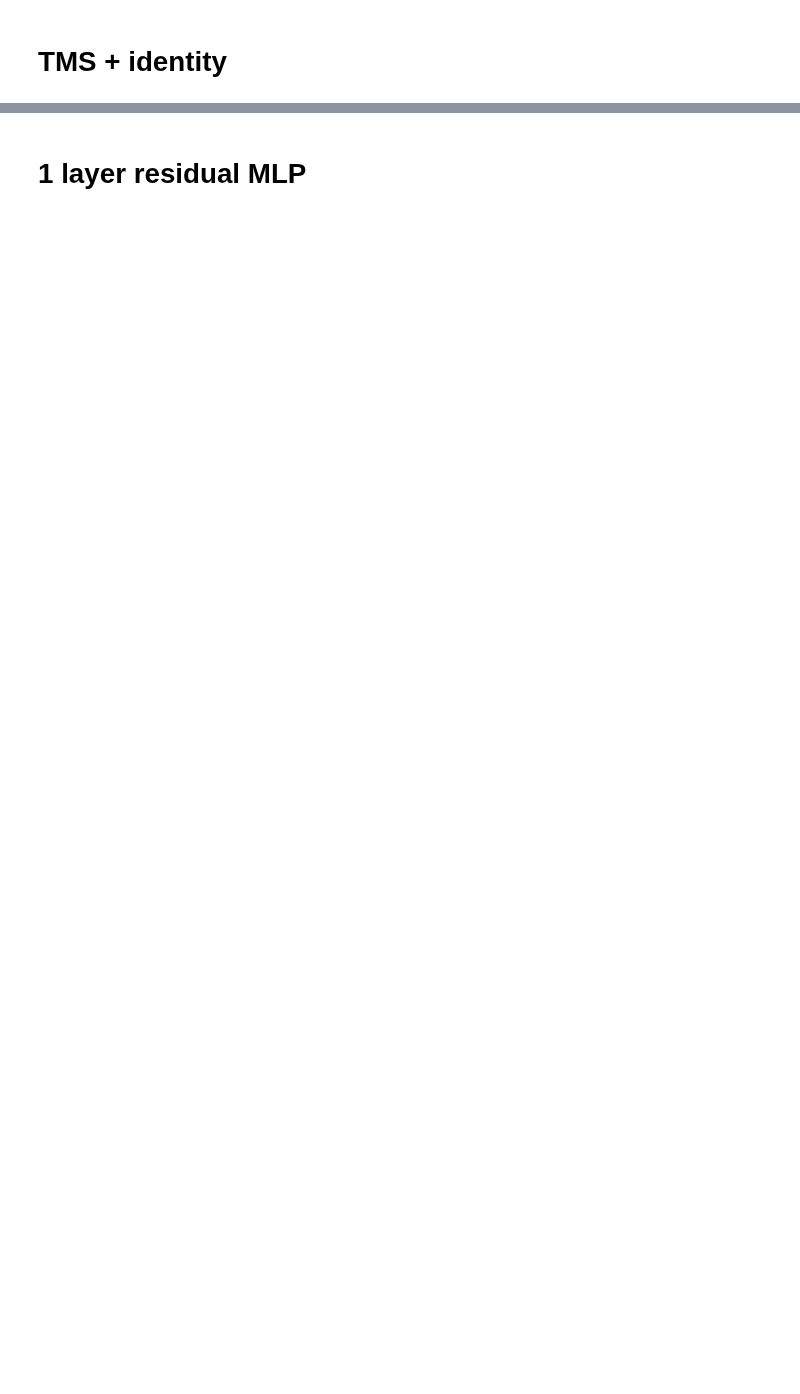
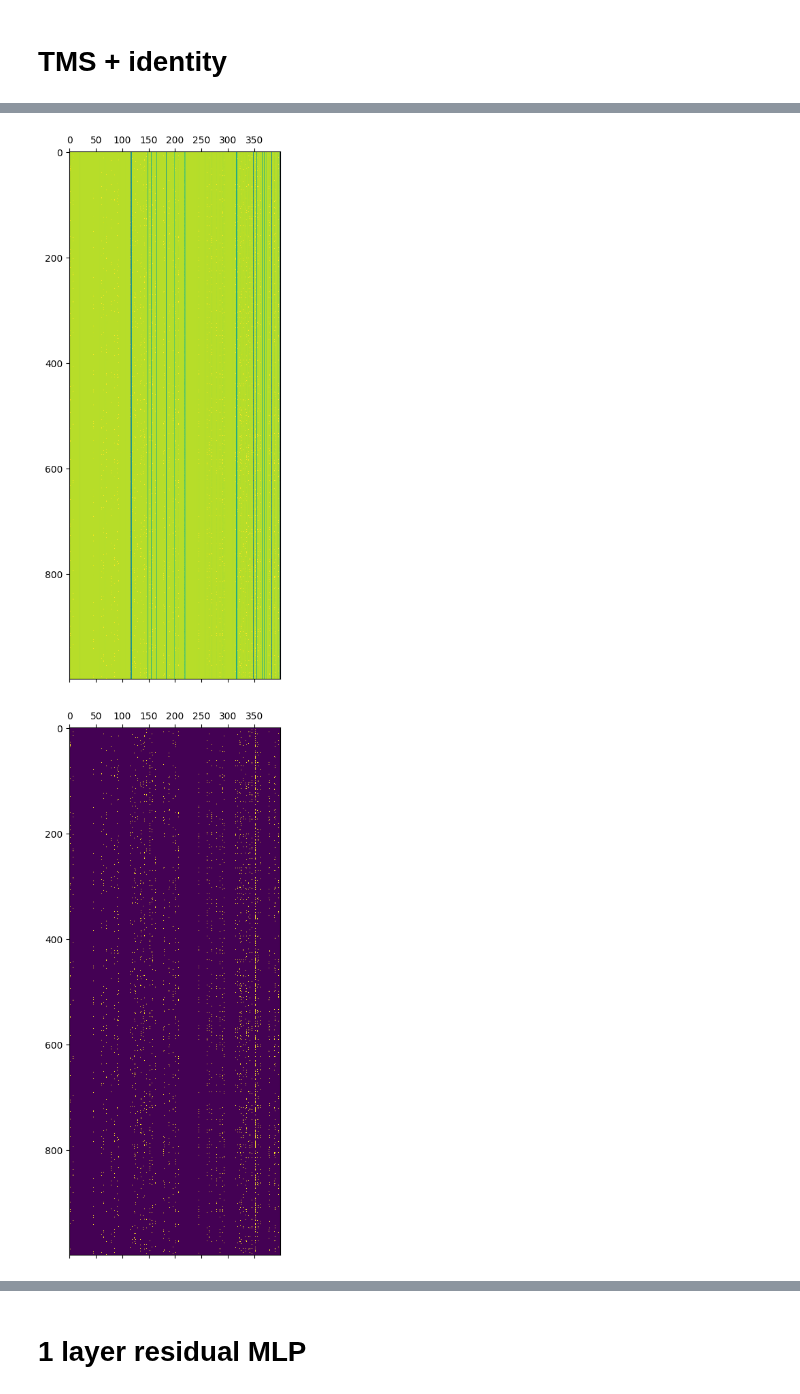
Before and after one commit to mivanit/apd, a Jupyter notebook: notebooks/mivanit/dev_grouping.ipynb, the cells around one changed output, grey strips where cells are left out. Drawn from its saved outputs; the diff is of its cells as text; code cells hidden in the pictures; blank space fills up the shorter version.

```diff
--- a/notebooks/mivanit/dev_grouping.ipynb
+++ b/notebooks/mivanit/dev_grouping.ipynb
@@ -45,0 +64,12 @@ dict_keys(['group_0'])
+# %%
+plt.matshow(coactivations_tms["group_0"]["group_masks"].cpu())
+plt.show()
+plt.matshow(coactivations_tms["group_0"]["active_mask"].cpu())
+plt.show()
+dbg_tensor(coactivations_tms["group_0"]["active_freq"])
+dbg_tensor(coactivations_tms["group_0"]["is_alive"])
+plt.hist(coactivations_tms["group_0"]["active_freq"].cpu(), bins=20);
+plt.yscale("log")
+# %% [output]
+[figure, added]
+[figure, added]
```
Also changed, not shown: parts of 10 cells of this notebook, 1 other file.
